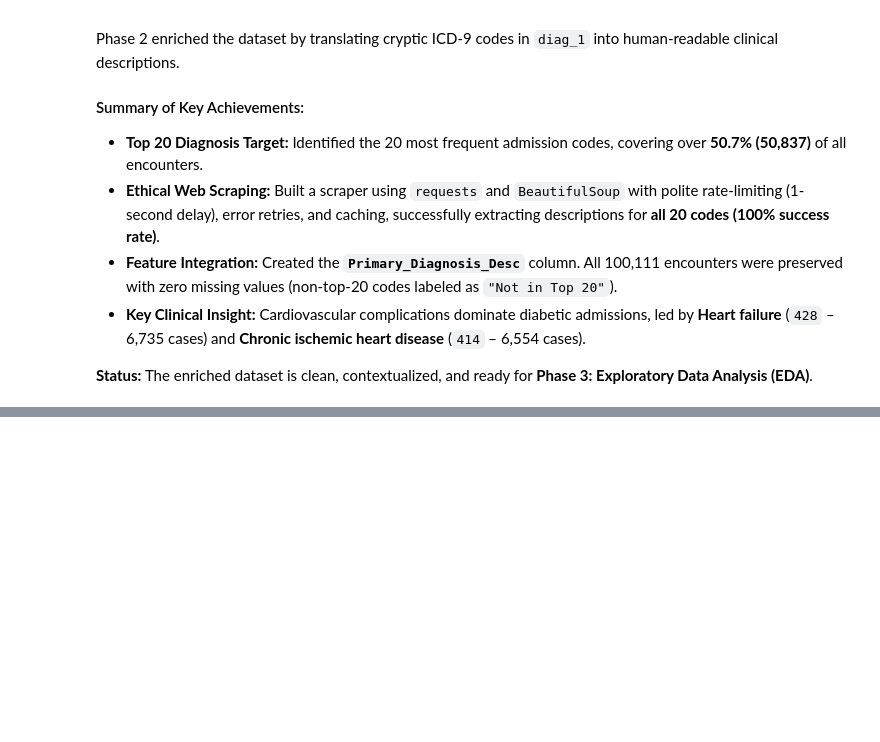
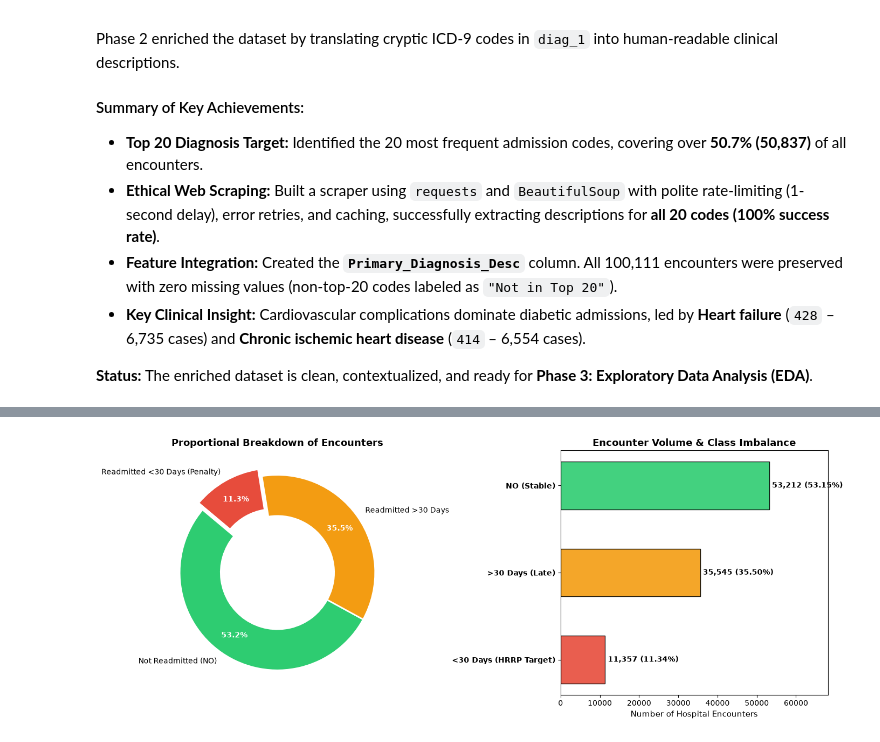
Before and after one commit to HasithaLWi/modeling-for-vitality-health-network, a Jupyter notebook: notebooks/Patient_Risk_Stratification_VHN.ipynb, the cells around one changed output, grey strips where cells are left out. Drawn from its saved outputs; the diff is of its cells as text; code cells hidden in the pictures; blank space fills up the shorter version.

```diff
--- a/notebooks/Patient_Risk_Stratification_VHN.ipynb
+++ b/notebooks/Patient_Risk_Stratification_VHN.ipynb
@@ -991,0 +1348,42 @@ Phase 2 enriched the dataset by translating cryptic ICD-9 codes in `diag_1` into
+# %%
+# Engineer explicit binary 30-day readmission indicator for rate modeling
+df_cleaned['readmitted_30d'] = (df_cleaned['readmitted'] == '<30').astype(int)
+
+fig, (ax1, ax2) = plt.subplots(1, 2, figsize=(14, 5.5))
+colors = ['#2ecc71', '#f39c12', '#e74c3c']
+order = ['NO', '>30', '<30']
+counts = df_cleaned['readmitted'].value_counts()[order]
+
+# Left: Donut Chart of Proportions
+wedges, texts, autotexts = ax1.pie(
+    counts, labels=['Not Readmitted (NO)', 'Readmitted >30 Days', 'Readmitted <30 Days (Penalty)'],
+    autopct='%1.1f%%', startangle=140, colors=colors,
+    explode=(0, 0, 0.08), pctdistance=0.78,
+    wedgeprops=dict(width=0.42, edgecolor='white', linewidth=2)
+)
+for autotext in autotexts:
+    autotext.set_color('white')
+    autotext.set_fontweight('bold')
+    autotext.set_fontsize(10)
+ax1.set_title("Proportional Breakdown of Encounters", fontweight='bold', fontsize=13)
+
+# Right: Horizontal Bar Chart of Exact Volumes
+y_pos = np.arange(len(order))
+bars = ax2.barh(y_pos, counts.values, color=colors, height=0.55, edgecolor='black', alpha=0.9)
+ax2.set_yticks(y_pos)
+ax2.set_yticklabels(['NO (Stable)', '>30 Days (Late)', '<30 Days (HRRP Target)'], fontweight='bold')
+ax2.invert_yaxis()
+ax2.set_xlabel("Number of Hospital Encounters", fontsize=11)
+ax2.set_title("Encounter Volume & Class Imbalance", fontweight='bold', fontsize=13)
+
+for bar in bars:
+    width = bar.get_width()
+    ax2.annotate(f" {width:,} ({width/len(df_cleaned)*100:.2f}%)",
+                 xy=(width, bar.get_y() + bar.get_height() / 2),
+                 va='center', ha='left', fontweight='bold', fontsize=10)
+ax2.set_xlim(0, counts.max() * 1.28)
+
+plt.tight_layout()
+plt.show()
+# %% [output]
+[figure, added]
```
Also changed, not shown: parts of 37 cells of this notebook.
